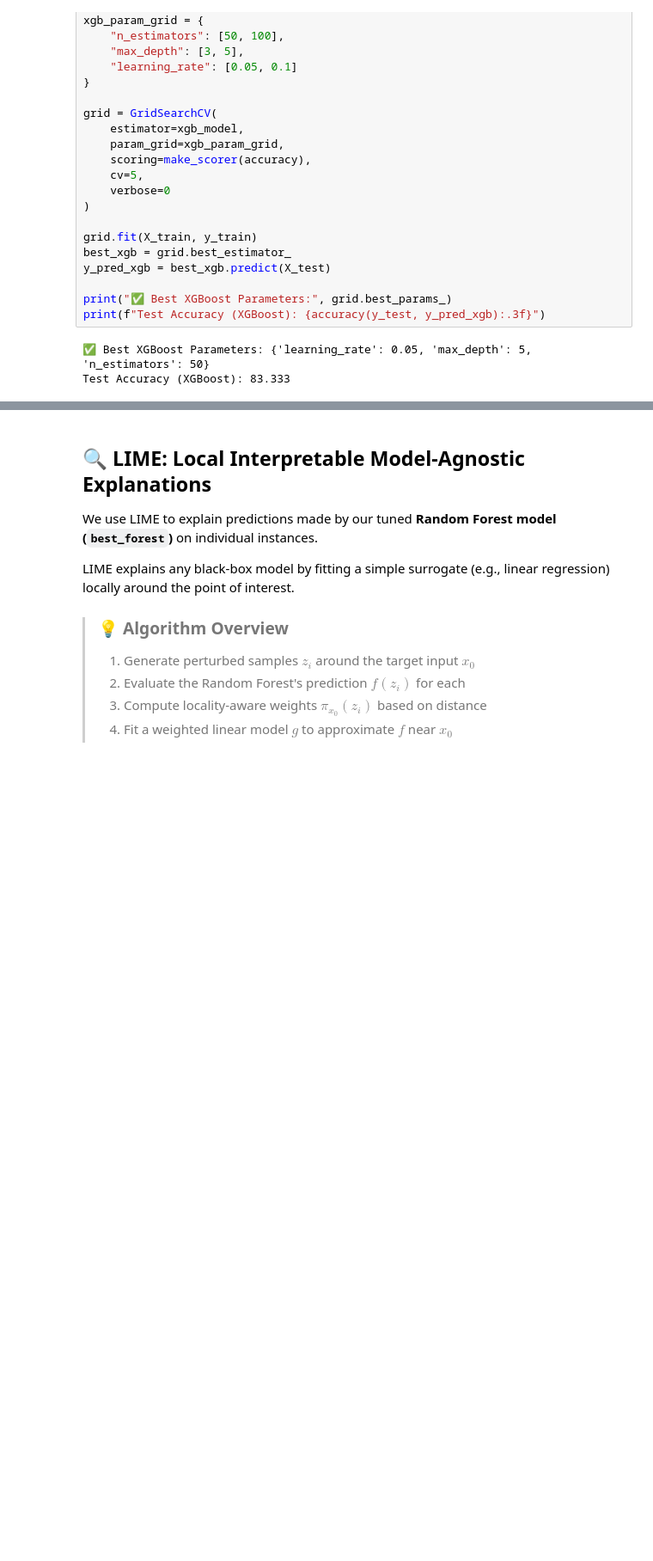
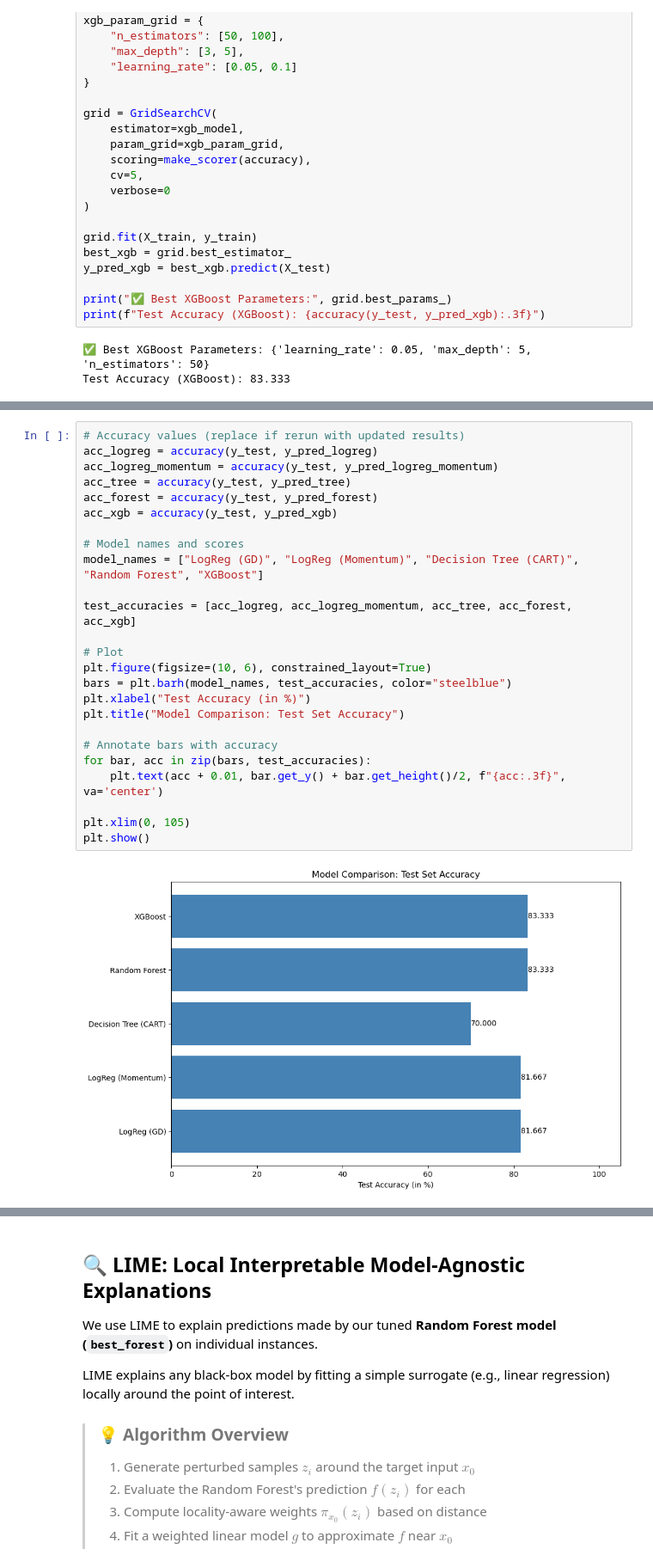
Before and after one commit to christian-hobelsberger/Heart_Disease_Interpretability, a Jupyter notebook: Heart_Disease_Interpretability.ipynb, the cells around one changed output, grey strips where cells are left out. Shown at 86% size. Saved outputs shown, nothing was run; the diff lists cells and outputs as text; blank space fills up the shorter version.

```diff
--- a/Heart_Disease_Interpretability.ipynb
+++ b/Heart_Disease_Interpretability.ipynb
@@ -416,0 +409,27 @@ Both tools help identify the most influential features, but differ in fidelity a
+# %%
+# Accuracy values (replace if rerun with updated results)
+acc_logreg = accuracy(y_test, y_pred_logreg)
+acc_logreg_momentum = accuracy(y_test, y_pred_logreg_momentum)
+acc_tree = accuracy(y_test, y_pred_tree)
+acc_forest = accuracy(y_test, y_pred_forest)
+acc_xgb = accuracy(y_test, y_pred_xgb)
+
+# Model names and scores
+model_names = ["LogReg (GD)", "LogReg (Momentum)", "Decision Tree (CART)", "Random Forest", "XGBoost"]
+
+test_accuracies = [acc_logreg, acc_logreg_momentum, acc_tree, acc_forest, acc_xgb]
+
+# Plot
+plt.figure(figsize=(10, 6), constrained_layout=True)
+bars = plt.barh(model_names, test_accuracies, color="steelblue")
+plt.xlabel("Test Accuracy (in %)")
+plt.title("Model Comparison: Test Set Accuracy")
+
+# Annotate bars with accuracy
+for bar, acc in zip(bars, test_accuracies):
+    plt.text(acc + 0.01, bar.get_y() + bar.get_height()/2, f"{acc:.3f}", va='center')
+
+plt.xlim(0, 105)
+plt.show()
+# %% [output]
+[figure, added]
```
Also changed, not shown: parts of 14 cells of this notebook, 3 other files.
